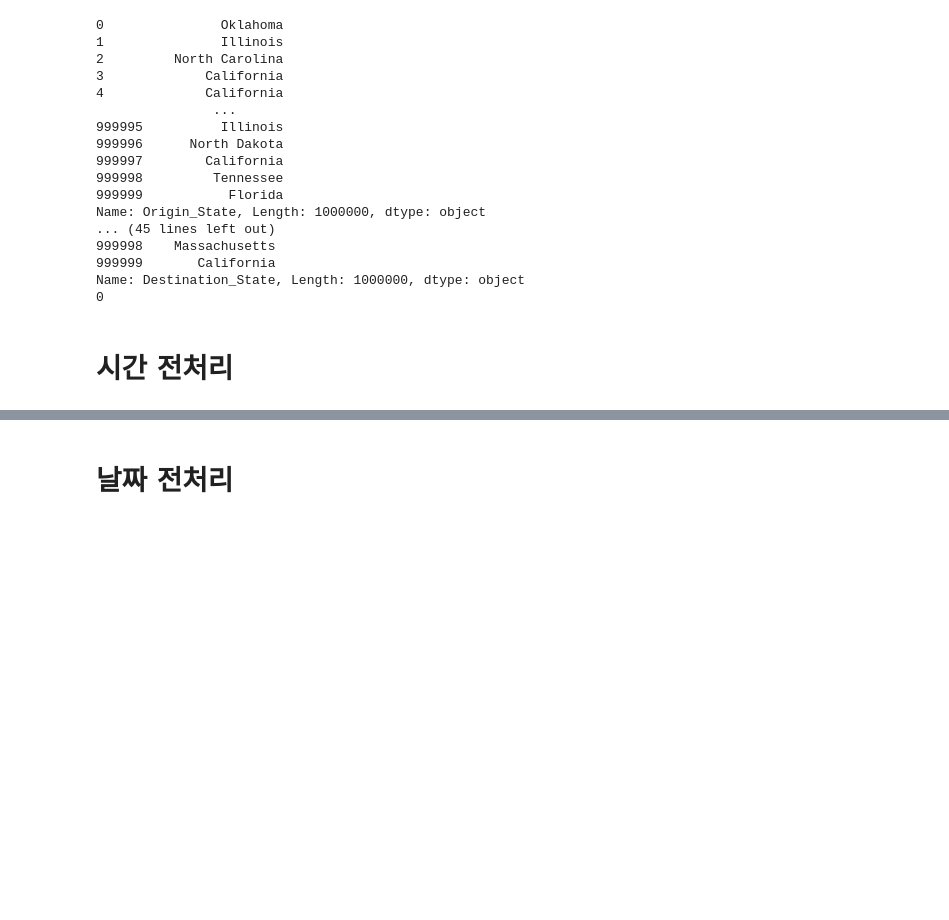
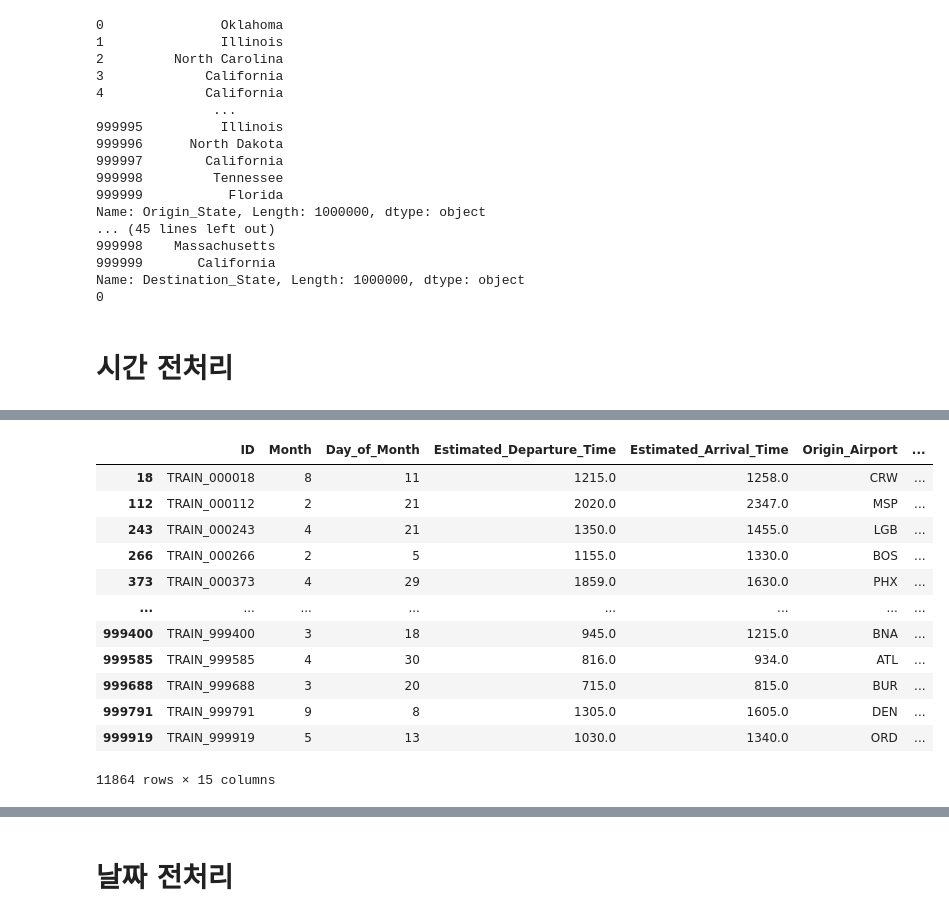
Before and after one commit to YunSeoHwan/My-own-study-repository, a Jupyter notebook: [Baseline]_Parquet_변환과_Random_Forest_Classifier.ipynb, the cells around one changed output, grey strips where cells are left out. Saved outputs shown, nothing was run; the diff lists cells and outputs as text; code cells hidden in the pictures; blank space fills up the shorter version.

```diff
--- a/[Baseline]_Parquet_변환과_Random_Forest_Classifier.ipynb
+++ b/[Baseline]_Parquet_변환과_Random_Forest_Classifier.ipynb
@@ -413,0 +470,4 @@ train
+# %%
+test.drop_duplicates(subset='ID', keep='last', inplace=True)
+test = test.sort_values(by=['ID'], ascending=True).reset_index(drop=True)
+test = test.reset_index(drop=True)
@@ -413,0 +511,36 @@ train
+# %%
+# Estimated_Departure_Time이 결측인 데이터 추출
+missing_departure_train = train[train["Estimated_Departure_Time"].isnull() & train["Estimated_Arrival_Time"].notnull()]
+missing_departure_test = test[test["Estimated_Departure_Time"].isnull() & test["Estimated_Arrival_Time"].notnull()]
+
+# Estimated_Arrival_Time이 결측인 데이터 추출
+missing_arrival_train = train[train["Estimated_Departure_Time"].notnull() & train["Estimated_Arrival_Time"].isnull()]
+missing_arrival_test = test[test["Estimated_Departure_Time"].notnull() & test["Estimated_Arrival_Time"].isnull()]
+
+# train 데이터에 있는 'Delay' 컬럼 제거
+missing_departure_train = missing_departure_train.drop(['Delay'], axis=1)
+missing_departure = pd.concat([missing_departure_train, missing_departure_test], axis=0, ignore_index=True, sort=False)
+
+# train 데이터에 있는 'Delay' 컬럼 제거
+missing_arrival_train = missing_arrival_train.drop(['Delay'], axis=1)
+missing_arrival = pd.concat([missing_arrival_train, missing_arrival_test], axis=0, ignore_index=True, sort=False)
+
+# 두 데이터프레임을 병합하여 결측값 대체
+missing_data = pd.concat([missing_departure, missing_arrival], axis=0)
+train_max_grouped = train.groupby(["Origin_Airport", "Destination_Airport"]).first().reset_index()
+missing_data = missing_data.merge(train_max_grouped[["Origin_Airport", "Destination_Airport", "Estimated_Departure_Time", "Estimated_Arrival_Time"]],
+                                  on=["Origin_Airport", "Destination_Airport"], how="left", suffixes=("", "_new"))
+missing_data.loc[missing_data["Estimated_Departure_Time"].isnull(), "Estimated_Departure_Time"] = missing_data.loc[missing_data["Estimated_Departure_Time"].isnull(), "Estimated_Departure_Time_new"]
+missing_data.loc[missing_data["Estimated_Arrival_Time"].isnull(), "Estimated_Arrival_Time"] = missing_data.loc[missing_data["Estimated_Arrival_Time"].isnull(), "Estimated_Arrival_Time_new"]
+missing_data.drop(["Estimated_Departure_Time_new", "Estimated_Arrival_Time_new"], axis=1, inplace=True)
+
+# train 데이터와 missing_data를 병합하여 결측값 대체
+train = pd.concat([train, missing_data], axis=0)
+test = pd.concat([test, missing_data], axis=0)
+# %%
+train = train[train["ID"].str.startswith("TRAIN")]
+test = test[test["ID"].str.startswith("TEST")]
+# %%
+train.drop_duplicates(subset='ID', keep='last', inplace=True)
+train = train.sort_values(by=['ID'], ascending=True).reset_index(drop=True)
+train = train.reset_index(drop=True)
@@ -413,0 +570,16 @@ train
+# %%
+train[train["Airline"].isnull() & train["Carrier_Code(IATA)"].isnull()]
+# %% [output]
+|  | ID | Month | Day_of_Month | Estimated_Departure_Time | Estimated_Arrival_Time | Origin_Airport | ... |
+| 18 | TRAIN_000018 | 8 | 11 | 1215.0 | 1258.0 | CRW | ... |
+| 112 | TRAIN_000112 | 2 | 21 | 2020.0 | 2347.0 | MSP | ... |
+| 243 | TRAIN_000243 | 4 | 21 | 1350.0 | 1455.0 | LGB | ... |
+| 266 | TRAIN_000266 | 2 | 5 | 1155.0 | 1330.0 | BOS | ... |
+| 373 | TRAIN_000373 | 4 | 29 | 1859.0 | 1630.0 | PHX | ... |
+| ... | ... | ... | ... | ... | ... | ... | ... |
+| 999400 | TRAIN_999400 | 3 | 18 | 945.0 | 1215.0 | BNA | ... |
+| 999585 | TRAIN_999585 | 4 | 30 | 816.0 | 934.0 | ATL | ... |
+| 999688 | TRAIN_999688 | 3 | 20 | 715.0 | 815.0 | BUR | ... |
+| 999791 | TRAIN_999791 | 9 | 8 | 1305.0 | 1605.0 | DEN | ... |
+| 999919 | TRAIN_999919 | 5 | 13 | 1030.0 | 1340.0 | ORD | ... |
+11864 rows × 15 columns
```
Also changed, not shown: parts of 50 cells of this notebook.
